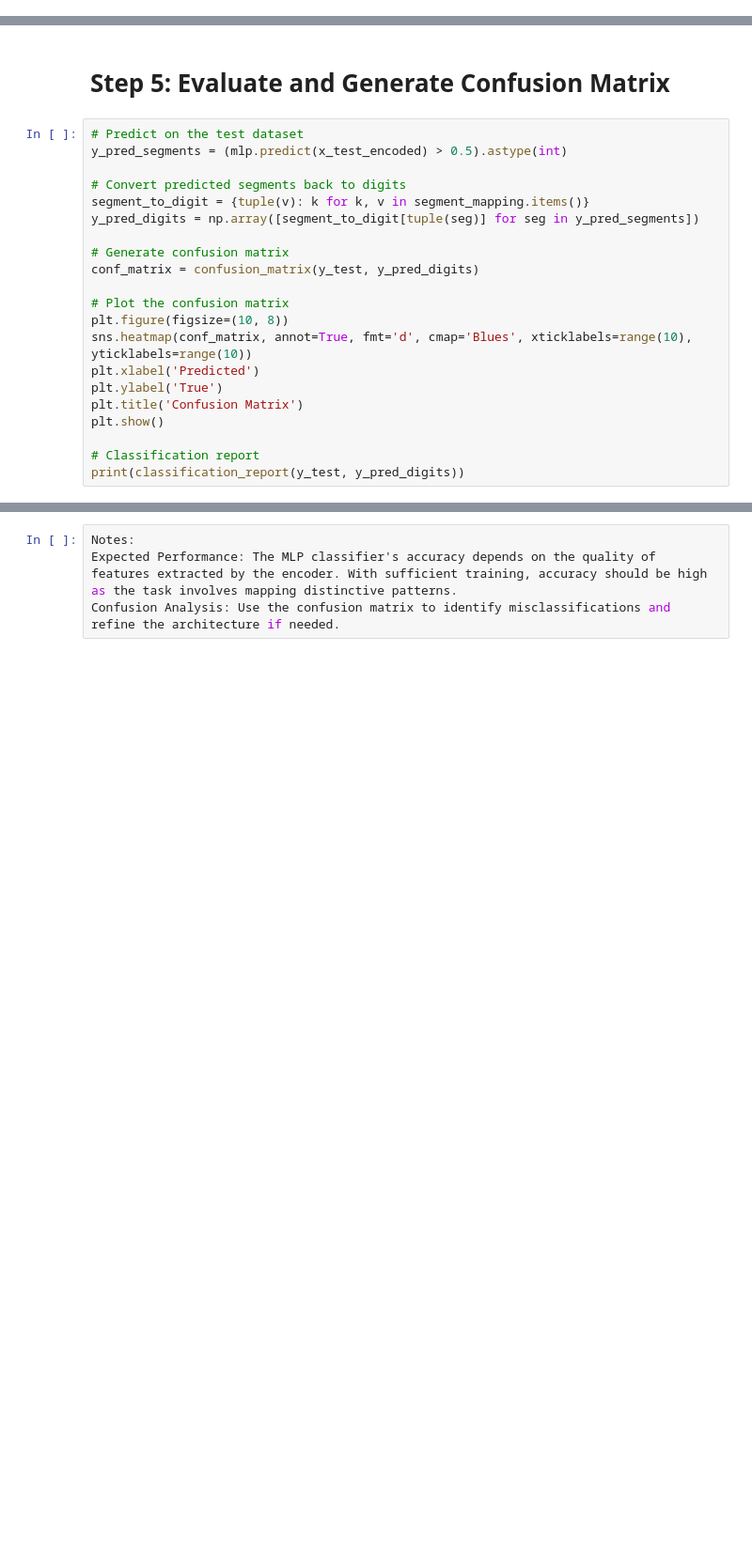
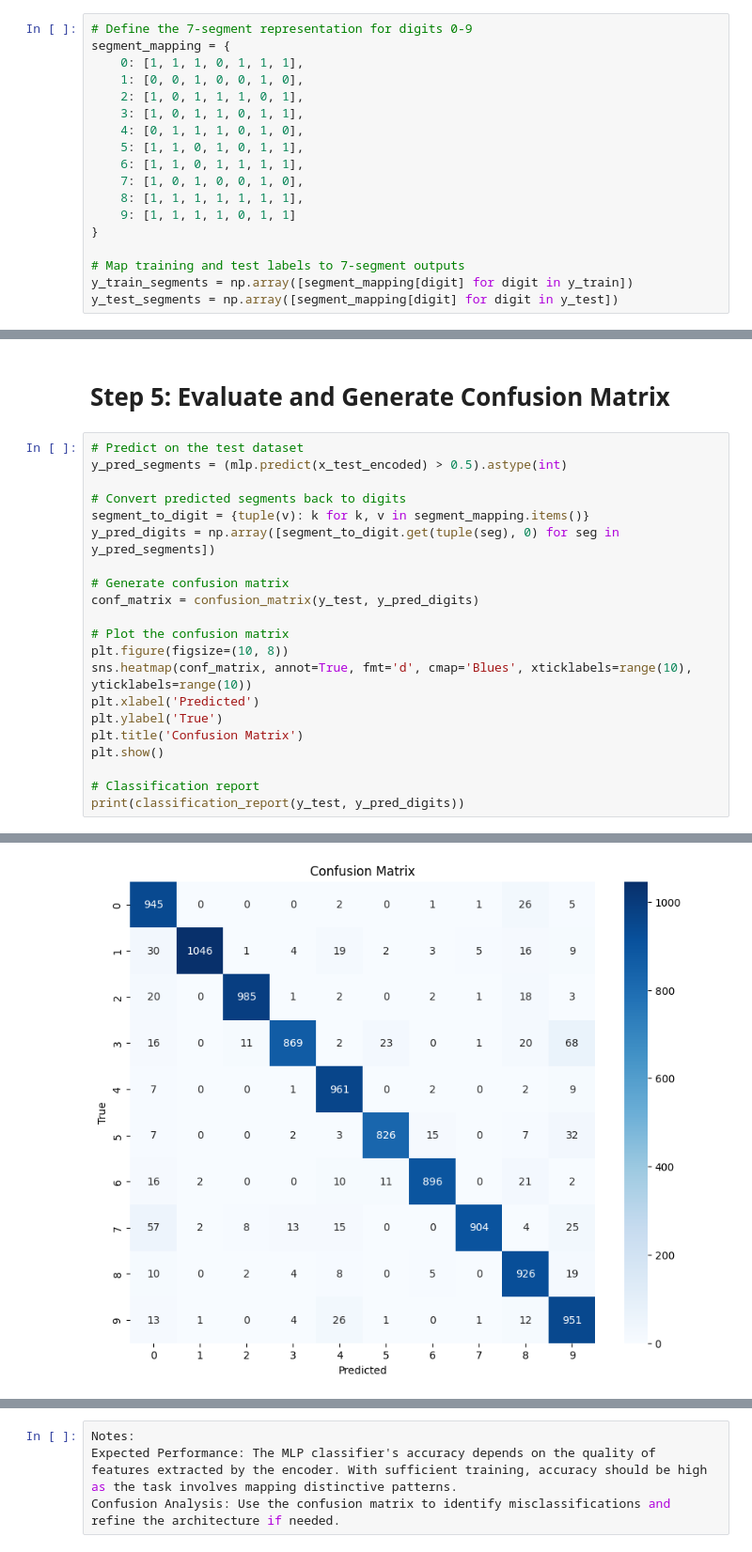
Before and after one commit to vatsaaa/mtech, a Jupyter notebook: semester_3/Year2Sem1_ADL_Assignment_1.ipynb, the cells around one changed output, grey strips where cells are left out. Shown at 94% size. Saved outputs shown, nothing was run; the diff lists cells and outputs as text; blank space fills up the shorter version.

```diff
--- a/semester_3/Year2Sem1_ADL_Assignment_1.ipynb
+++ b/semester_3/Year2Sem1_ADL_Assignment_1.ipynb
@@ -415 +419,19 @@ y_test_segments = np.array([segment_mapping[digit] for digit in y_test])
+# %%
+# Define the 7-segment representation for digits 0-9
+segment_mapping = {
+    0: [1, 1, 1, 0, 1, 1, 1],
+    1: [0, 0, 1, 0, 0, 1, 0],
+    2: [1, 0, 1, 1, 1, 0, 1],
+    3: [1, 0, 1, 1, 0, 1, 1],
+    4: [0, 1, 1, 1, 0, 1, 0],
+    5: [1, 1, 0, 1, 0, 1, 1],
+    6: [1, 1, 0, 1, 1, 1, 1],
+    7: [1, 0, 1, 0, 0, 1, 0],
+    8: [1, 1, 1, 1, 1, 1, 1],
+    9: [1, 1, 1, 1, 0, 1, 1]
+}
+
+# Map training and test labels to 7-segment outputs
+y_train_segments = np.array([segment_mapping[digit] for digit in y_train])
+y_test_segments = np.array([segment_mapping[digit] for digit in y_test])
 # %% [markdown]
@@ -441,7 +487,7 @@ y_pred_segments = (mlp.predict(x_test_encoded) > 0.5).astype(int)
 
 # Convert predicted segments back to digits
 segment_to_digit = {tuple(v): k for k, v in segment_mapping.items()}
-y_pred_digits = np.array([segment_to_digit[tuple(seg)] for seg in y_pred_segments])
+y_pred_digits = np.array([segment_to_digit.get(tuple(seg), 0) for seg in y_pred_segments])
 
 # Generate confusion matrix
 conf_matrix = confusion_matrix(y_test, y_pred_digits)
@@ -456,3 +502,4 @@ plt.show()
 
 # Classification report
 print(classification_report(y_test, y_pred_digits))
+# %% [output]
@@ -458,0 +507 @@ print(classification_report(y_test, y_pred_digits))
+[figure, added]
```
Also changed, not shown: parts of 15 cells of this notebook.
